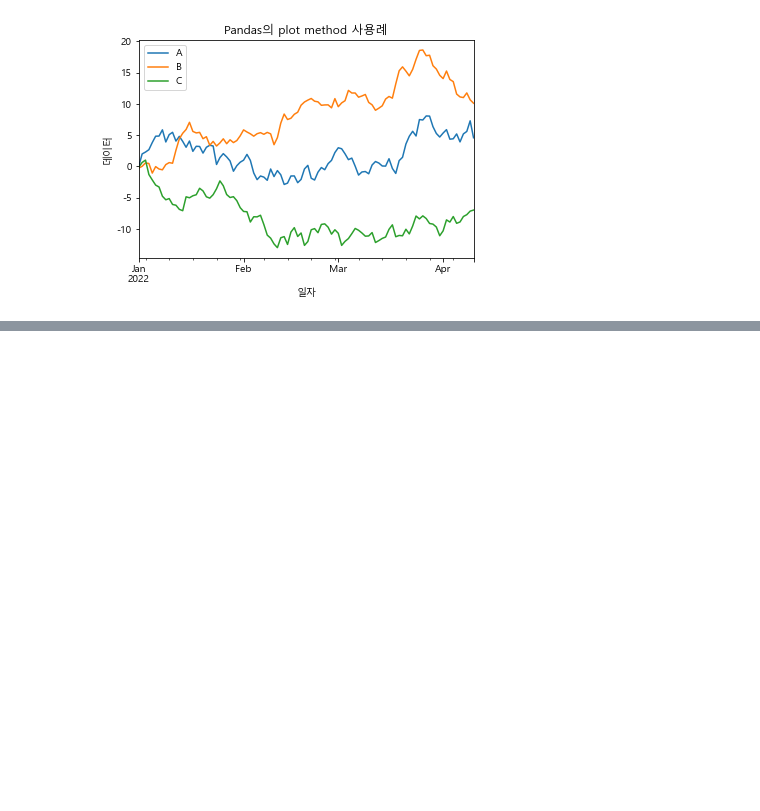
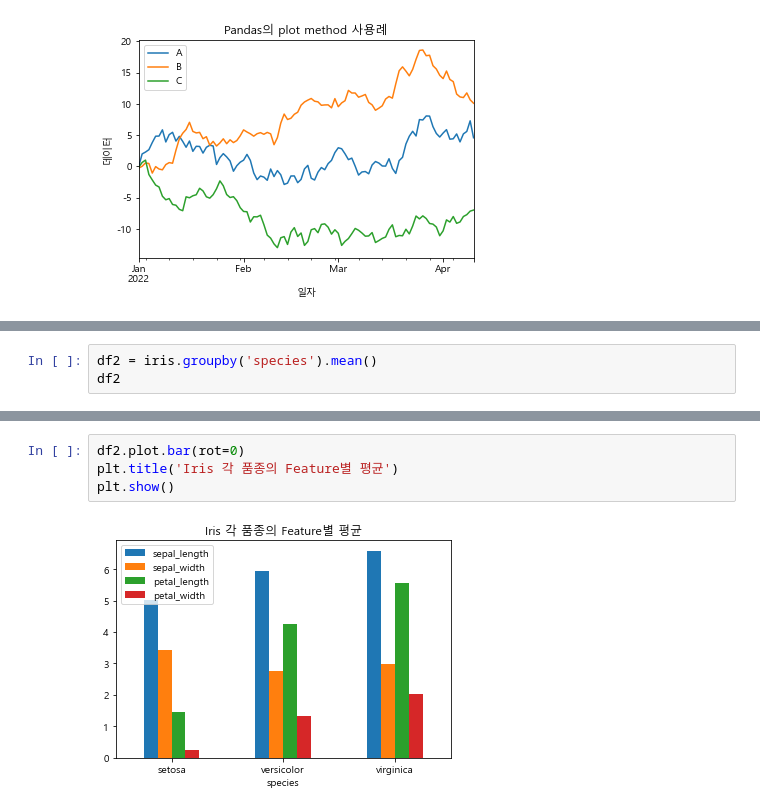
Before and after one commit to ivyjune22/DataAnalysis-Lecture-2022.04, a Jupyter notebook: 03. 시각화/10_Pandas시각화.ipynb, the cells around one changed output, grey strips where cells are left out. Saved outputs shown, nothing was run; the diff lists cells and outputs as text; blank space fills up the shorter version.

```diff
--- a/03. 시각화/10_Pandas시각화.ipynb
+++ b/03. 시각화/10_Pandas시각화.ipynb
@@ -31,0 +50,3 @@ plt.show()
+# %%
+df2 = iris.groupby('species').mean()
+df2
@@ -31,0 +59,6 @@ plt.show()
+# %%
+df2.plot.bar(rot=0)
+plt.title('Iris 각 품종의 Feature별 평균')
+plt.show()
+# %% [output]
+[figure, added]
```
Also changed, not shown: parts of 11 cells of this notebook, 1 other file.
